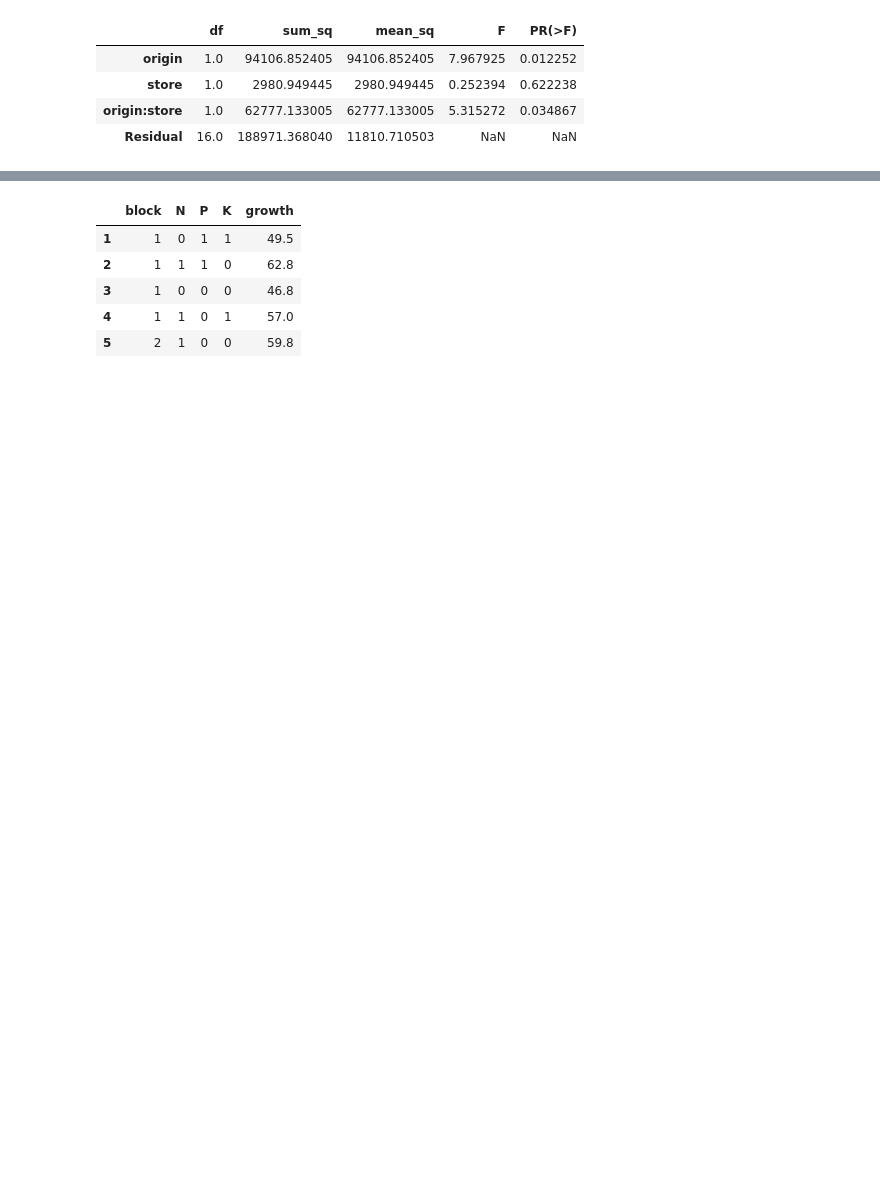
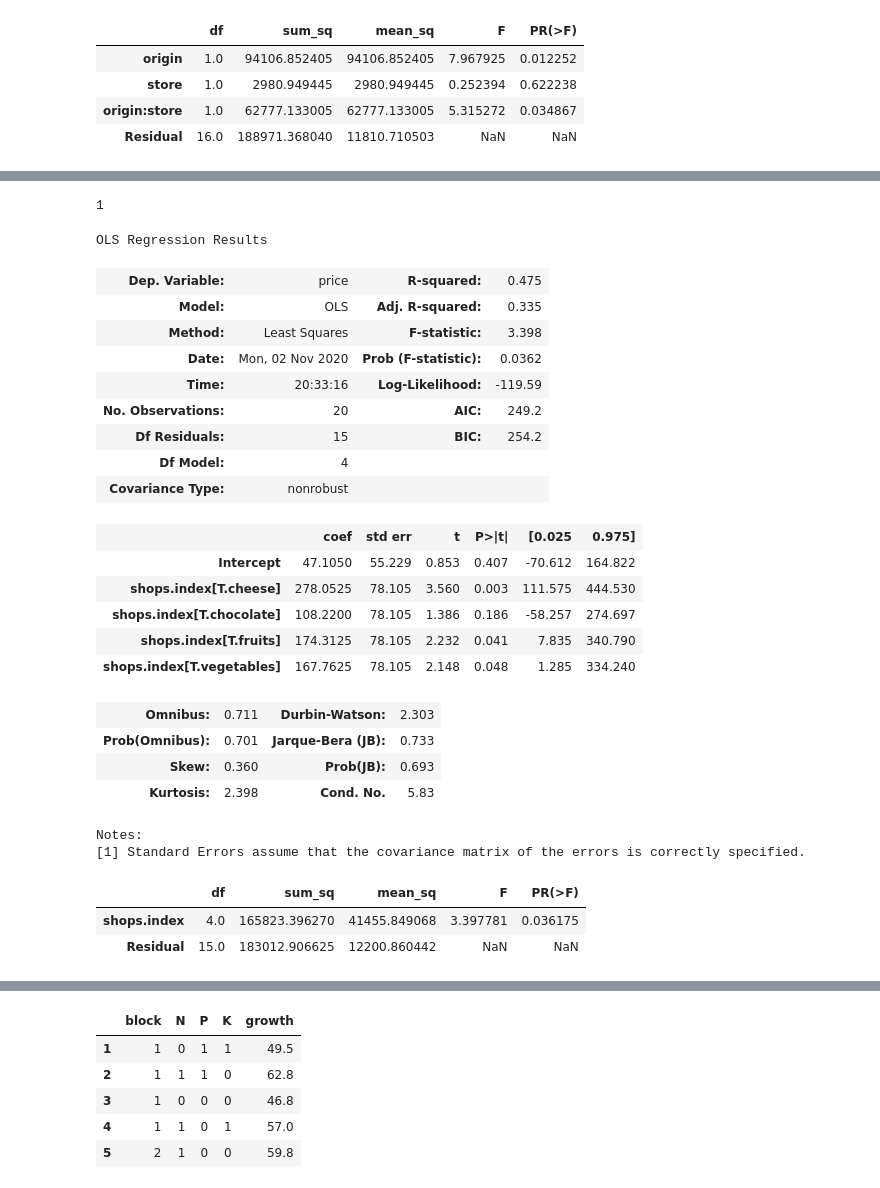
Before and after one commit to Osfory/Statistical_and_Data_Analysis_Test_area, a Jupyter notebook: Python/My_First_Chapter - Exploratory_DA.ipynb, the cells around one changed output, grey strips where cells are left out. Drawn from its saved outputs; the diff is of its cells as text; code cells hidden in the pictures; blank space fills up the shorter version.

```diff
--- a/Python/My_First_Chapter - Exploratory_DA.ipynb
+++ b/Python/My_First_Chapter - Exploratory_DA.ipynb
@@ -1161,0 +963,34 @@ aov_table_3
+# %%
+model_4 = smf.ols('price ~ shops.index', data=shops).fit()
+model_4.summary() if str(input()) == "1" else print(model_4.summary())
+# %% [output]
+1
+OLS Regression Results
+| Dep. Variable: | price | R-squared: | 0.475 |
+| Model: | OLS | Adj. R-squared: | 0.335 |
+| Method: | Least Squares | F-statistic: | 3.398 |
+| Date: | Mon, 02 Nov 2020 | Prob (F-statistic): | 0.0362 |
+| Time: | 20:33:16 | Log-Likelihood: | -119.59 |
+| No. Observations: | 20 | AIC: | 249.2 |
+| Df Residuals: | 15 | BIC: | 254.2 |
+| Df Model: | 4 |  |  |
+| Covariance Type: | nonrobust |  |  |
+|  | coef | std err | t | P>|t| | [0.025 | 0.975] |
+| Intercept | 47.1050 | 55.229 | 0.853 | 0.407 | -70.612 | 164.822 |
+| shops.index[T.cheese] | 278.0525 | 78.105 | 3.560 | 0.003 | 111.575 | 444.530 |
+| shops.index[T.chocolate] | 108.2200 | 78.105 | 1.386 | 0.186 | -58.257 | 274.697 |
+| shops.index[T.fruits] | 174.3125 | 78.105 | 2.232 | 0.041 | 7.835 | 340.790 |
+| shops.index[T.vegetables] | 167.7625 | 78.105 | 2.148 | 0.048 | 1.285 | 334.240 |
+| Omnibus: | 0.711 | Durbin-Watson: | 2.303 |
+| Prob(Omnibus): | 0.701 | Jarque-Bera (JB): | 0.733 |
+| Skew: | 0.360 | Prob(JB): | 0.693 |
+| Kurtosis: | 2.398 | Cond. No. | 5.83 |
+Notes:
+[1] Standard Errors assume that the covariance matrix of the errors is correctly specified.
+# %%
+aov_table_4 = sm.stats.anova_lm(model_4)
+aov_table_4
+# %% [output]
+|  | df | sum_sq | mean_sq | F | PR(>F) |
+| shops.index | 4.0 | 165823.396270 | 41455.849068 | 3.397781 | 0.036175 |
+| Residual | 15.0 | 183012.906625 | 12200.860442 | NaN | NaN |
```
Also changed, not shown: parts of 67 cells of this notebook.
